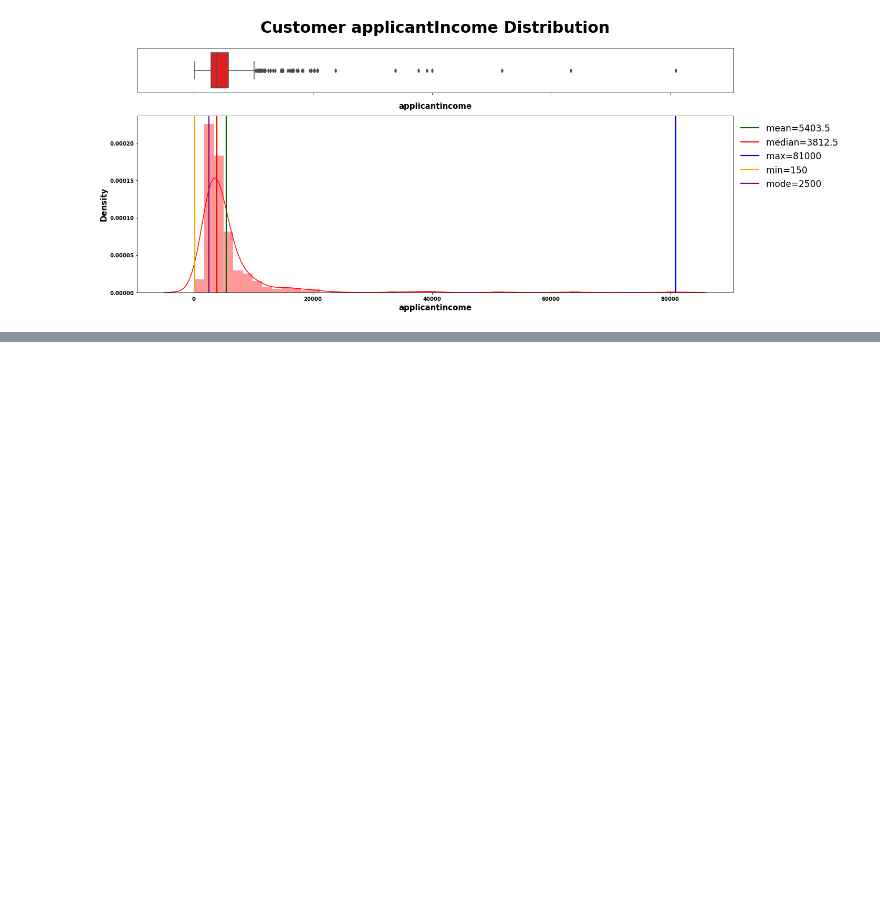
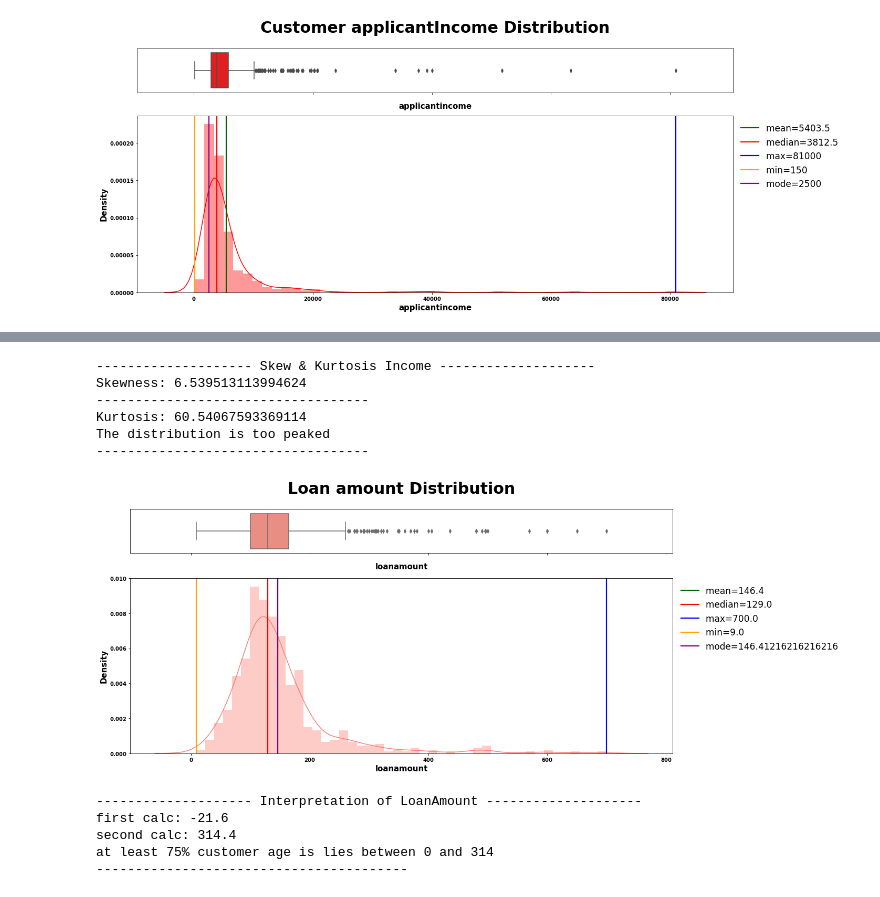
Before and after one commit to masete/Home-Loan-Approval, a Jupyter notebook: homeapproval.ipynb, the cells around one changed output, grey strips where cells are left out. Saved outputs shown, nothing was run; the diff lists cells and outputs as text; code cells hidden in the pictures; blank space fills up the shorter version.

Commit message:
loan amount distribution

```diff
--- a/homeapproval.ipynb
+++ b/homeapproval.ipynb
@@ -762 +762,25 @@ at least 75% customer income is lies between 0 and 10.785.254 Rupee
 ----------------------------------------
+# %%
+skew_kurtosis(df_train.applicantincome, "Skew & Kurtosis Income")
+# %% [output]
+-------------------- Skew & Kurtosis Income --------------------
+Skewness: 6.539513113994624
+-----------------------------------
+Kurtosis: 60.54067593369114
+The distribution is too peaked
+-----------------------------------
+# %%
+numerical_plotting(data=df_train, col="loanamount",
+                   title="Loan amount Distribution",
+                   symb=" ", ylabel="Density", color="salmon");
+# %% [output]
+[figure, added]
+# %%
+chebychev(df_train.loanamount, title="LoanAmount",
+          interpret=f"at least 75% customer age is lies between 0 and 314")
+# %% [output]
+-------------------- Interpretation of LoanAmount --------------------
+first calc: -21.6
+second calc: 314.4
+at least 75% customer age is lies between 0 and 314
+----------------------------------------
```
Also changed, not shown: parts of 1 cell of this notebook.
